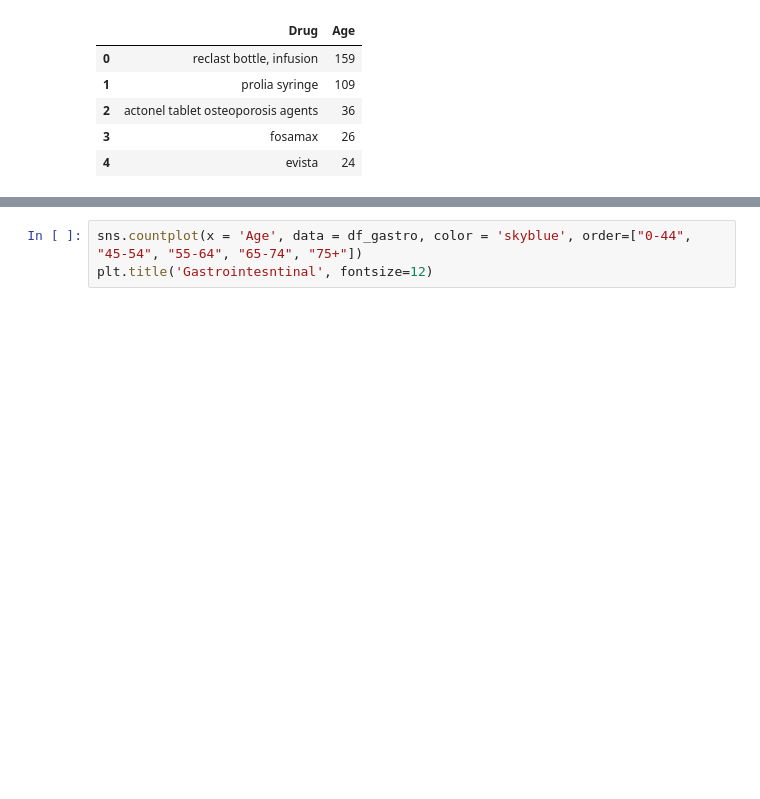
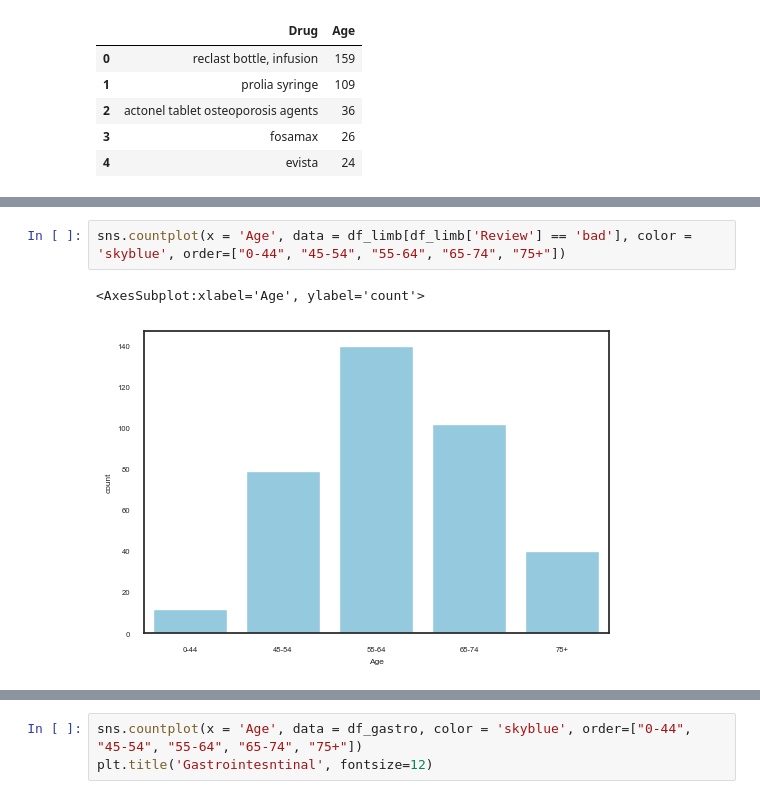
Before and after one commit to woonsupkim/DrugReview, a Jupyter notebook: Woon_after_Classification.ipynb, the cells around one changed output, grey strips where cells are left out. Drawn from its saved outputs; the diff is of its cells as text; blank space fills up the shorter version.

```diff
--- a/Woon_after_Classification.ipynb
+++ b/Woon_after_Classification.ipynb
@@ -465,0 +499,5 @@ df_limb.groupby('Drug')['Age'].count().sort_values(ascending = False).reset_inde
+# %%
+sns.countplot(x = 'Age', data = df_limb[df_limb['Review'] == 'bad'], color = 'skyblue', order=["0-44", "45-54", "55-64", "65-74", "75+"])
+# %% [output]
+<AxesSubplot:xlabel='Age', ylabel='count'>
+[figure, added]
```
Also changed, not shown: parts of 27 cells of this notebook.
